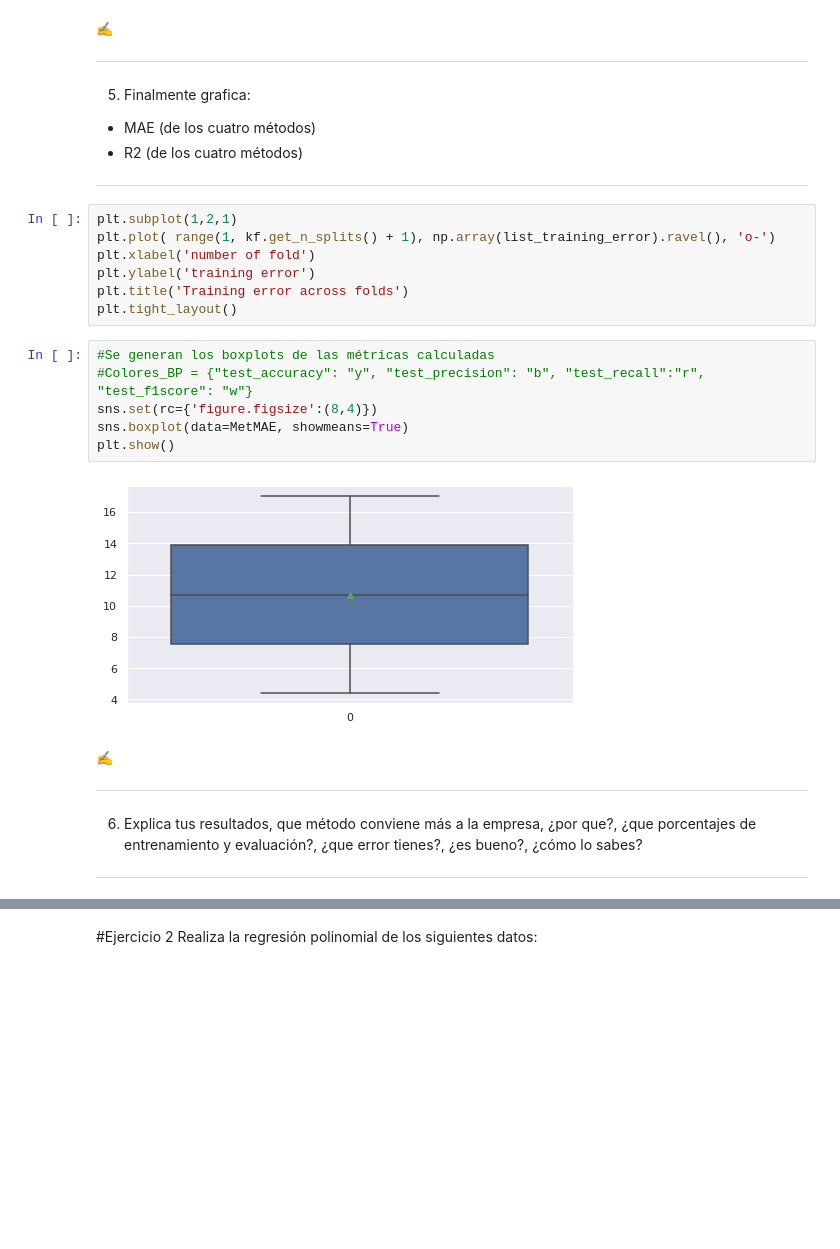
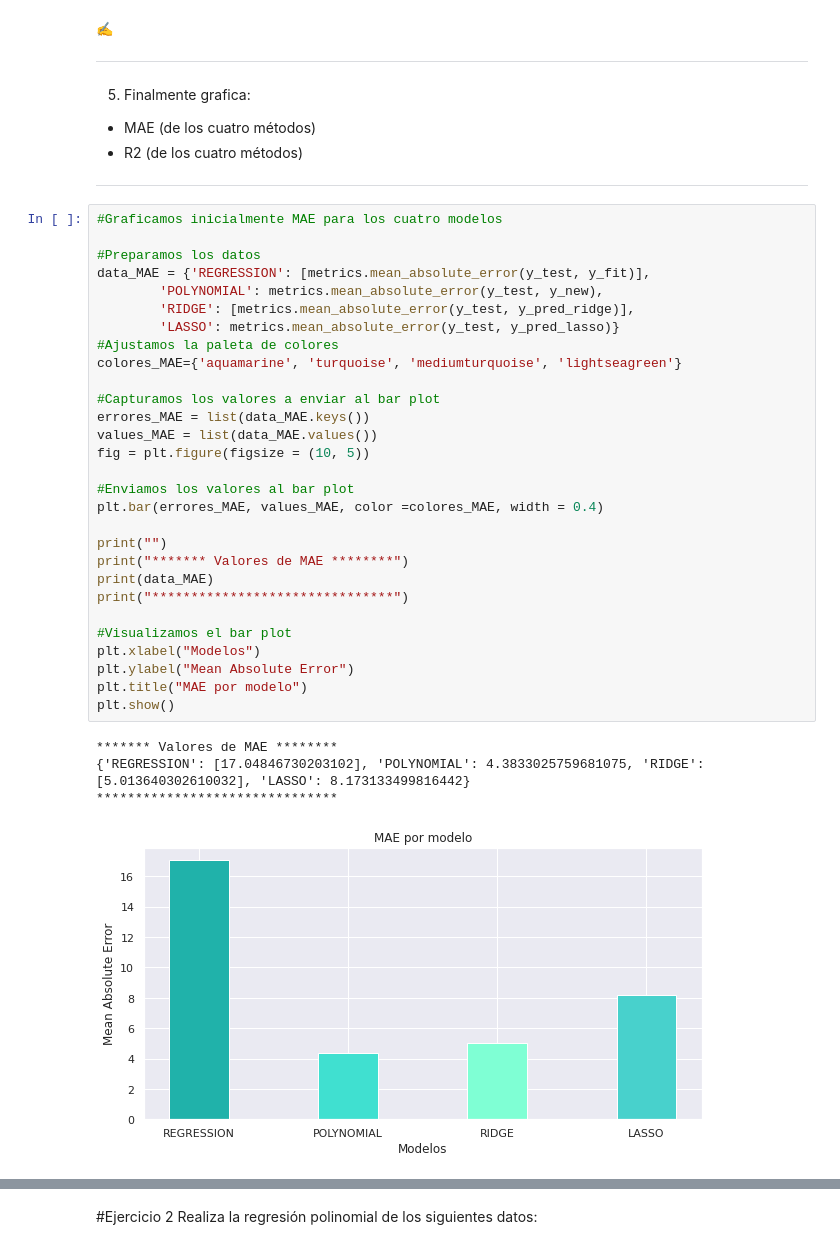
Before and after one commit to PosgradoMNA/actividades-de-aprendizaje-A01793509, a Jupyter notebook: Repaso_Regresiones_Kmeans.A01793509.ipynb, the cells around one changed output, grey strips where cells are left out. Saved outputs shown, nothing was run; the diff lists cells and outputs as text; blank space fills up the shorter version.

```diff
--- a/Repaso_Regresiones_Kmeans.A01793509.ipynb
+++ b/Repaso_Regresiones_Kmeans.A01793509.ipynb
@@ -686,28 +668,37 @@ r2_score -6.130156795136621e-05
 
 
 ---
-# %%
-plt.subplot(1,2,1)
-plt.plot( range(1, kf.get_n_splits() + 1), np.array(list_training_error).ravel(), 'o-')
-plt.xlabel('number of fold')
-plt.ylabel('training error')
-plt.title('Training error across folds')
-plt.tight_layout()
-# %%
-#Se generan los boxplots de las métricas calculadas
-#Colores_BP = {"test_accuracy": "y", "test_precision": "b", "test_recall":"r", "test_f1score": "w"}
-sns.set(rc={'figure.figsize':(8,4)})
-sns.boxplot(data=MetMAE, showmeans=True)
-plt.show()
-# %% [output]
-[figure, removed]
-# %% [markdown]
-✍
-
----
-
-
-6.   Explica tus resultados, que método conviene más a la empresa, ¿por que?, ¿que porcentajes de entrenamiento y evaluación?, ¿que error tienes?, ¿es bueno?, ¿cómo lo sabes?
-
-
----
+# %%
+#Graficamos inicialmente MAE para los cuatro modelos
+
+#Preparamos los datos
+data_MAE = {'REGRESSION': [metrics.mean_absolute_error(y_test, y_fit)],
+        'POLYNOMIAL': metrics.mean_absolute_error(y_test, y_new),
+        'RIDGE': [metrics.mean_absolute_error(y_test, y_pred_ridge)],
+        'LASSO': metrics.mean_absolute_error(y_test, y_pred_lasso)}
+#Ajustamos la paleta de colores
+colores_MAE={'aquamarine', 'turquoise', 'mediumturquoise', 'lightseagreen'}
+
+#Capturamos los valores a enviar al bar plot
+errores_MAE = list(data_MAE.keys())
+values_MAE = list(data_MAE.values())
+fig = plt.figure(figsize = (10, 5))
+
+#Enviamos los valores al bar plot
+plt.bar(errores_MAE, values_MAE, color =colores_MAE, width = 0.4)
+
+print("")
+print("******* Valores de MAE ********")
+print(data_MAE)
+print("*******************************")
+
+#Visualizamos el bar plot
+plt.xlabel("Modelos")
+plt.ylabel("Mean Absolute Error")
+plt.title("MAE por modelo")
+plt.show()
+# %% [output]
+******* Valores de MAE ********
+{'REGRESSION': [17.04846730203102], 'POLYNOMIAL': 4.3833025759681075, 'RIDGE': [5.013640302610032], 'LASSO': 8.173133499816442}
+*******************************
+[figure, added]
```
Also changed, not shown: parts of 7 cells of this notebook.
